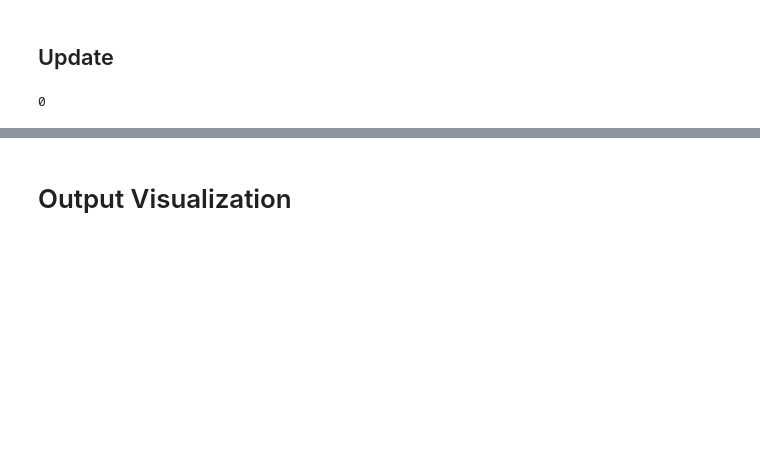
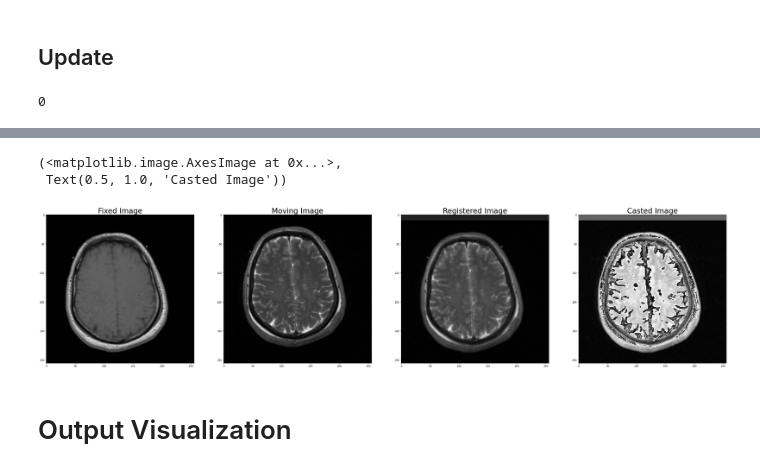
Before and after one commit to Vinith-Kugathasan/Image-Registration-with-ITK, a Jupyter notebook: ITK_Registration.ipynb, the cells around one changed output, grey strips where cells are left out. Cells and saved outputs as stored; diff of their text form; code cells hidden in the pictures; blank space fills up the shorter version.

```diff
--- a/ITK_Registration.ipynb
+++ b/ITK_Registration.ipynb
@@ -17,9 +16,9 @@ Mounted at /content/drive
 base = ""
 fixedImageFile = "/content/drive/MyDrive/ITK Registration/VF-MRT1-1014-1174.vtk"
 movingImageFile = "/content/drive/MyDrive/ITK Registration/VF-MRT2-1014-1174.vtk"
-outputImageFile = "/content/drive/MyDrive/Registration/registered.vtk"
-differenceImageAfterFile = "/content/drive/MyDrive/Registration/difference_after.vtk"
-differenceImageBeforeFile = "/content/drive/MyDrive/Registration/difference_before.vtk"
+outputImageFile = "/content/drive/MyDrive/ITK Registration/registered.vtk"
+differenceImageAfterFile = "/content/drive/MyDrive/ITK Registration/difference_after.vtk"
+differenceImageBeforeFile = "/content/drive/MyDrive/ITK Registration/difference_before.vtk"
 # %% [markdown]
 # Functions
 # %%
@@ -211,35 +247,37 @@ plt.legend(["Translation X", "Translation Y", "Translation Z"])
 # %%
 CompositeTransformType = itk.CompositeTransform[itk.D, Dimension]
 outputCompositeTransform = CompositeTransformType.New()
 outputCompositeTransform.AddTransform(movingInitialTransform)
 outputCompositeTransform.AddTransform(registration.GetModifiableTransform())
 
 resampler = itk.ResampleImageFilter.New(Input=movingImage, Transform=outputCompositeTransform, UseReferenceImage=True, ReferenceImage=fixedImage)
 resampler.SetDefaultPixelValue(100)
-# resampler.Update()
 
-outputImageFile = "/content/drive/MyDrive/ITK Registration/Registered_1.vtk"
 
 OutputPixelType = itk.UC
 OutputImageType = itk.Image[OutputPixelType, Dimension]
 caster = itk.CastImageFilter[FixedImageType,OutputImageType].New(Input=resampler)
 caster_3d = caster.GetOutput()
 
 OutputPixelType = itk.F
 OutputImageType = itk.Image[OutputPixelType, Dimension]
 
 writer = itk.ImageFileWriter.New(Input = resampler, FileName = outputImageFile)
 writer.SetFileName(outputImageFile)
 writer.Update()
 
 out_3d = resampler.GetOutput()
 
 slice = 10
 fig, ax = plt.subplots(1,4, figsize=(50,25))
 ax[0].imshow(fixed_3d[slice], cmap='gray'), ax[0].set_title('Fixed Image', fontsize = 30)
 ax[1].imshow(moving_3d[slice], cmap='gray'), ax[1].set_title('Moving Image', fontsize = 30)
 ax[2].imshow(out_3d[slice], cmap='gray'), ax[2].set_title('Registered Image', fontsize = 30)
 ax[3].imshow(caster_3d[slice], cmap='gray'), ax[3].set_title('Casted Image', fontsize = 30)
+# %% [output]
+(<matplotlib.image.AxesImage at 0x...>,
+ Text(0.5, 1.0, 'Casted Image'))
+[figure, added]
 # %%
 difference = itk.SubtractImageFilter.New(Input1=fixedImage, Input2=resampler)
 intensityRescaler = itk.RescaleIntensityImageFilter[FixedImageType, OutputImageType].New(Input=difference, OutputMinimum=itk.NumericTraits[OutputPixelType].min(),
```
Also changed, not shown: parts of 15 cells of this notebook, 9 other files.
